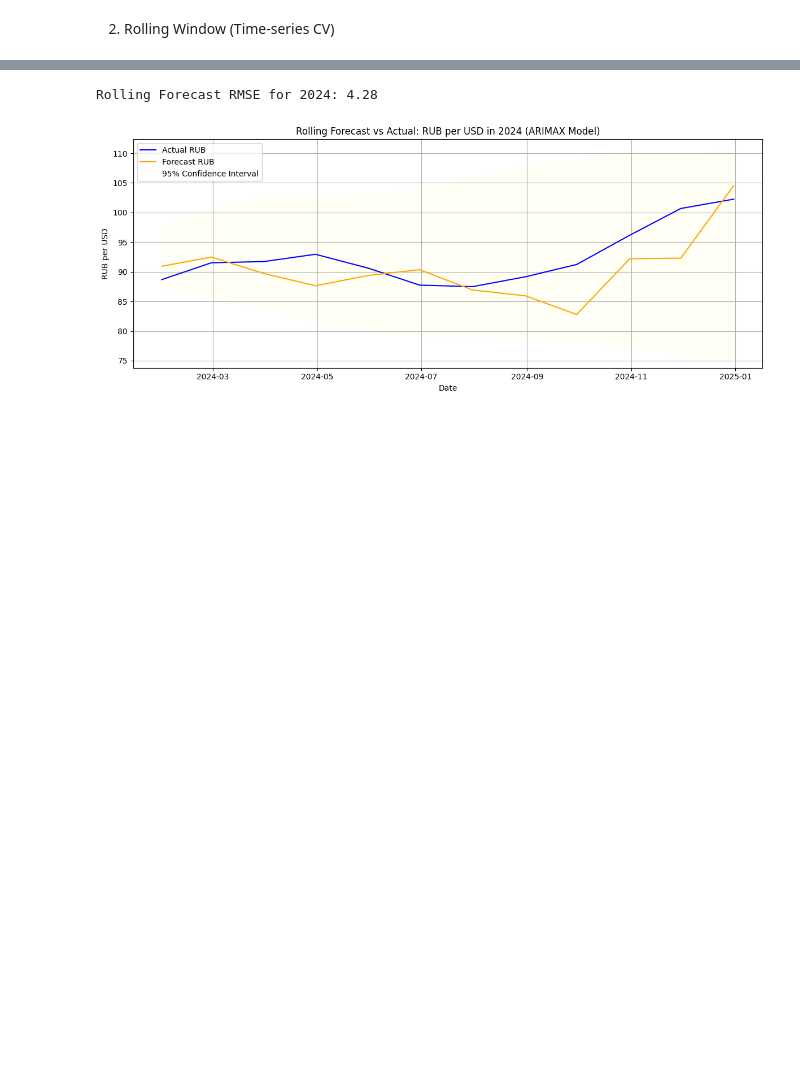
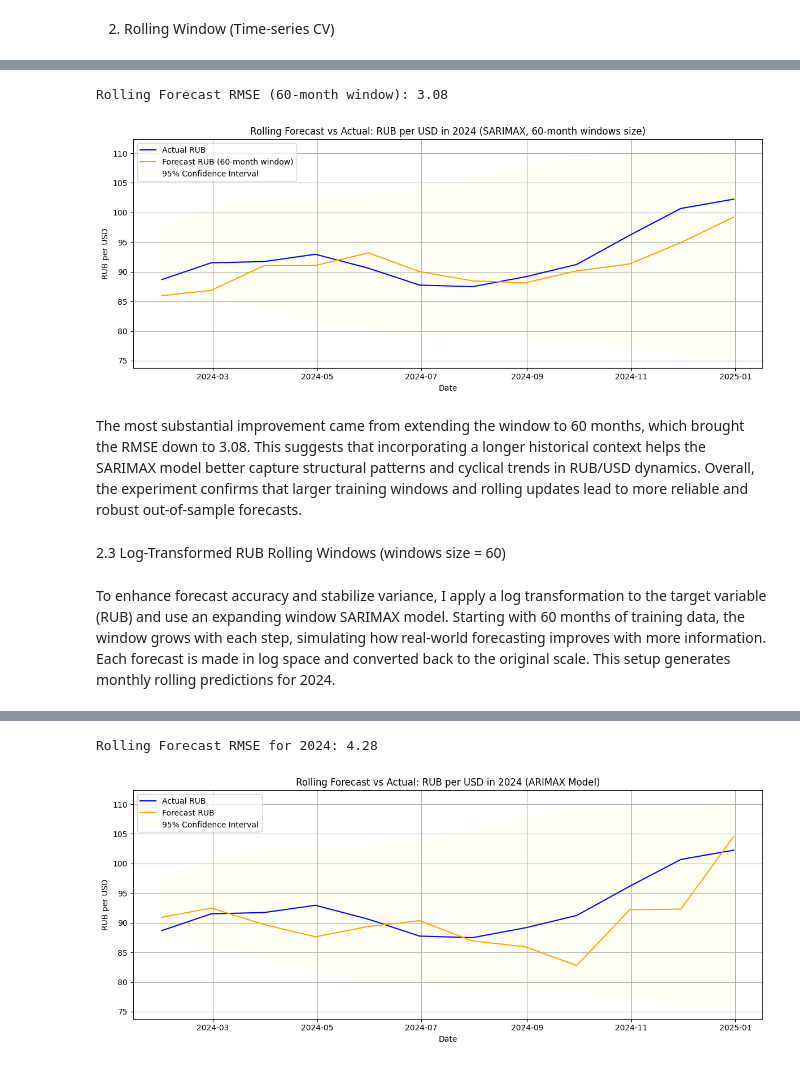
Before and after one commit to ZlataSparrow/Ruble_Volatility_Prediction, a Jupyter notebook: notebook/03_Time_Series_ARIMA_Modeling.ipynb, the cells around one changed output, grey strips where cells are left out. Drawn from its saved outputs; the diff is of its cells as text; code cells hidden in the pictures; blank space fills up the shorter version.

```diff
--- a/notebook/03_Time_Series_ARIMA_Modeling.ipynb
+++ b/notebook/03_Time_Series_ARIMA_Modeling.ipynb
@@ -611,0 +722,75 @@ While the model provides reasonable short-term predictions, its performance in t
+# %%
+target = 'RUB'
+exog_vars = ['Brent_price', 'Brent_price_lag1', 'GDP_per_capita_lag12']
+data_model = data_lagged.dropna(subset=[target] + exog_vars)
+
+# Set forecast period: 2024
+holdout_start = '2024-01-31'
+holdout_end = '2024-12-31'
+holdout_dates = data_model.loc[holdout_start:holdout_end].index
+
+# Rolling window size (larger = 60 months = 5 years)
+window_size = 60
+
+# Store predictions and actuals
+preds = []
+actuals = []
+
+# Loop over 2024 months
+for date in holdout_dates:
+    test_idx = data_model.index.get_loc(date)
+    train_slice = data_model.iloc[test_idx - window_size:test_idx]
+    test_slice = data_model.iloc[test_idx:test_idx + 1]
+
+    y_train = train_slice[target]
+    X_train = train_slice[exog_vars]
+
+    y_test = test_slice[target].values[0]
+    X_test = test_slice[exog_vars]
+
+    model = SARIMAX(
+        y_train,
+        exog=X_train,
+        order=(2, 1, 2),
+        enforce_stationarity=False,
+        enforce_invertibility=False
+    )
+    result = model.fit(disp=False)
+
+    forecast = result.get_forecast(steps=1, exog=X_test)
+    preds.append(forecast.predicted_mean.iloc[0])
+    actuals.append(y_test)
+
+# Evaluate performance
+rmse_large_window = np.sqrt(mean_squared_error(actuals, preds))
+print(f"Rolling Forecast RMSE (60-month window): {rmse_large_window:.2f}")
+
+# Plot forecast vs actuals
+plt.figure(figsize=(12, 5))
+plt.plot(holdout_dates, actuals, label='Actual RUB', color='blue')
+plt.plot(holdout_dates, preds, label='Forecast RUB (60-month window)', color='orange')
+
+plt.fill_between(
+    forecast_ci.index,
+    forecast_ci.iloc[:, 0],
+    forecast_ci.iloc[:, 1],
+    color='lightyellow',
+    alpha=0.3,
+    label='95% Confidence Interval')
+
+plt.title('Rolling Forecast vs Actual: RUB per USD in 2024 (SARIMAX, 60-month windows size)')
+plt.xlabel('Date')
+plt.ylabel('RUB per USD')
+plt.legend()
+plt.grid(True)
+plt.tight_layout()
+plt.show()
+# %% [output]
+Rolling Forecast RMSE (60-month window): 3.08
+[figure, added]
+# %% [markdown]
+The most substantial improvement came from extending the window to 60 months, which brought the RMSE down to 3.08. This suggests that incorporating a longer historical context helps the SARIMAX model better capture structural patterns and cyclical trends in RUB/USD dynamics. Overall, the experiment confirms that larger training windows and rolling updates lead to more reliable and robust out-of-sample forecasts.
+# %% [markdown]
+2.3 Log-Transformed RUB Rolling Windows (windows size = 60)
+# %% [markdown]
+To enhance forecast accuracy and stabilize variance, I apply a log transformation to the target variable (RUB) and use an expanding window SARIMAX model. Starting with 60 months of training data, the window grows with each step, simulating how real-world forecasting improves with more information. Each forecast is made in log space and converted back to the original scale. This setup generates monthly rolling predictions for 2024.
```
Also changed, not shown: parts of 43 cells of this notebook.
